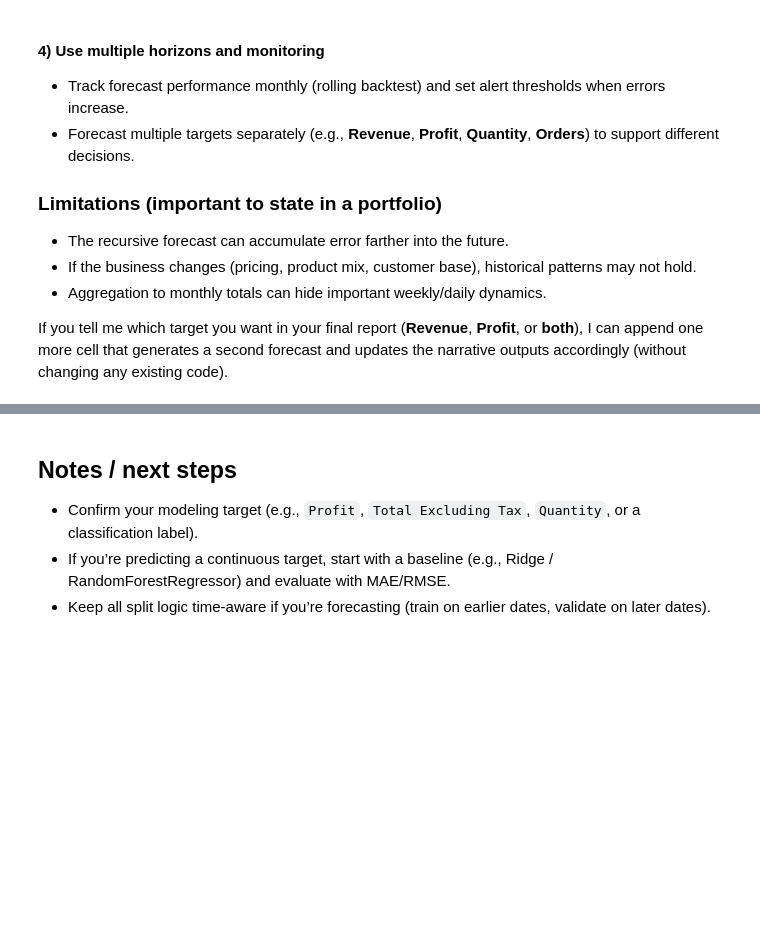
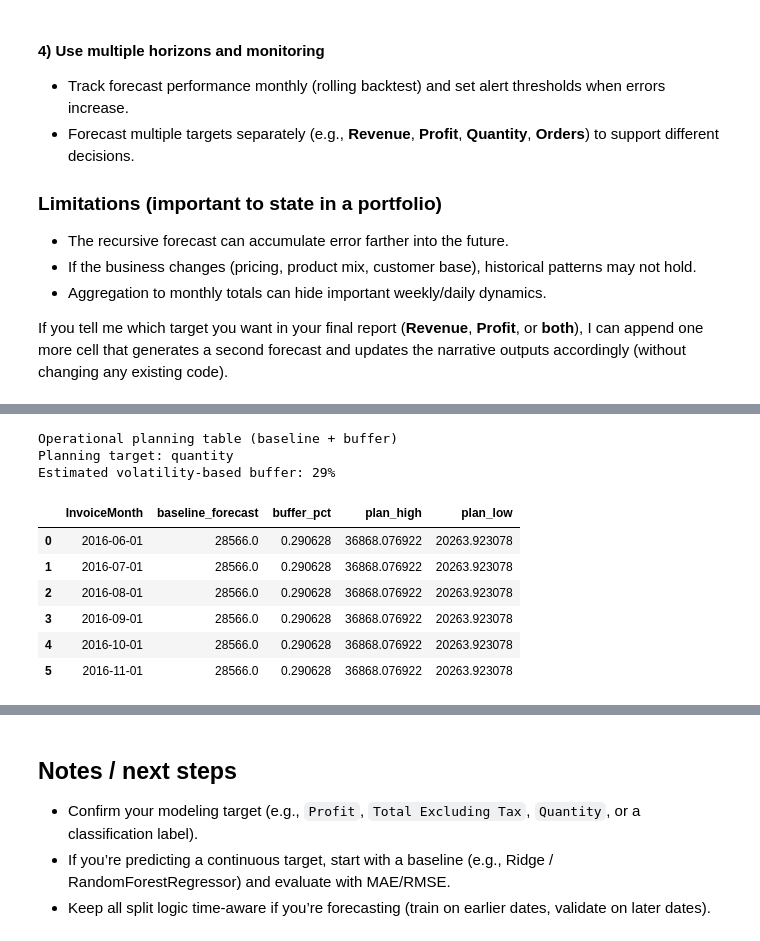
Before and after one commit to Aylinkup/WWI-Data-Analysis, a Jupyter notebook: WWI_Analysis.ipynb, the cells around one changed output, grey strips where cells are left out. Cells and saved outputs as stored; diff of their text form; code cells hidden in the pictures; blank space fills up the shorter version.

```diff
--- a/WWI_Analysis.ipynb
+++ b/WWI_Analysis.ipynb
@@ -1613,0 +1686,55 @@ If you tell me which target you want in your final report (**Revenue**, **Profit
+# %%
+# 12.2 Operational planning table for the next months
+
+if 'monthly_multi' not in globals():
+    raise NameError('monthly_multi is not defined. Run the Section 12.1 cell first.')
+
+DEFAULT_HORIZON = 6
+FORECAST_HORIZON = int(FORECAST_HORIZON) if 'FORECAST_HORIZON' in globals() else DEFAULT_HORIZON
+
+# Prefer forecasts that exist; fall back in priority order
+planning_target = 'quantity' if 'quantity' in TARGETS else TARGETS[0]
+
+next_months = pd.date_range(monthly_multi['InvoiceMonth'].max() + pd.offsets.MonthBegin(1), periods=FORECAST_HORIZON, freq='MS')
+
+planning = pd.DataFrame({'InvoiceMonth': next_months})
+
+# Bring in forecasts if available
+if 'sarimax_forecasts' in globals() and planning_target in sarimax_forecasts:
+    fc = sarimax_forecasts[planning_target][['InvoiceMonth', f'{planning_target}_sarimax_forecast']]
+    planning = planning.merge(fc, on='InvoiceMonth', how='left')
+    planning = planning.rename(columns={f'{planning_target}_sarimax_forecast': 'baseline_forecast'})
+elif 'ml_forecasts' in globals() and planning_target in ml_forecasts:
+    fc = ml_forecasts[planning_target][['InvoiceMonth', f'{planning_target}_ml_forecast']]
+    planning = planning.merge(fc, on='InvoiceMonth', how='left')
+    planning = planning.rename(columns={f'{planning_target}_ml_forecast': 'baseline_forecast'})
+else:
+    # Fallback: use last observed value
+    last_val = float(monthly_multi[planning_target].dropna().iloc[-1])
+    planning['baseline_forecast'] = last_val
+
+# Example safety stock policy: add a buffer based on historical volatility
+hist = monthly_multi[['InvoiceMonth', planning_target]].dropna().sort_values('InvoiceMonth')
+vol = float(hist[planning_target].pct_change().replace([np.inf, -np.inf], np.nan).dropna().std()) if len(hist) > 2 else 0.0
+buffer_pct = 0.25 if np.isnan(vol) else float(min(0.60, max(0.10, 1.5 * vol)))
+
+planning['buffer_pct'] = buffer_pct
+planning['plan_high'] = planning['baseline_forecast'] * (1.0 + planning['buffer_pct'])
+planning['plan_low'] = planning['baseline_forecast'] * (1.0 - planning['buffer_pct'])
+
+print('Operational planning table (baseline + buffer)')
+print(f'Planning target: {planning_target}')
+print(f'Estimated volatility-based buffer: {buffer_pct:.0%}')
+
+display(planning)
+# %% [output]
+Operational planning table (baseline + buffer)
+Planning target: quantity
+Estimated volatility-based buffer: 29%
+|  | InvoiceMonth | baseline_forecast | buffer_pct | plan_high | plan_low |
+| 0 | 2016-06-01 | 28566.0 | 0.290628 | 36868.076922 | 20263.923078 |
+| 1 | 2016-07-01 | 28566.0 | 0.290628 | 36868.076922 | 20263.923078 |
+| 2 | 2016-08-01 | 28566.0 | 0.290628 | 36868.076922 | 20263.923078 |
+| 3 | 2016-09-01 | 28566.0 | 0.290628 | 36868.076922 | 20263.923078 |
+| 4 | 2016-10-01 | 28566.0 | 0.290628 | 36868.076922 | 20263.923078 |
+| 5 | 2016-11-01 | 28566.0 | 0.290628 | 36868.076922 | 20263.923078 |
```
Also changed, not shown: parts of 11 cells of this notebook.
